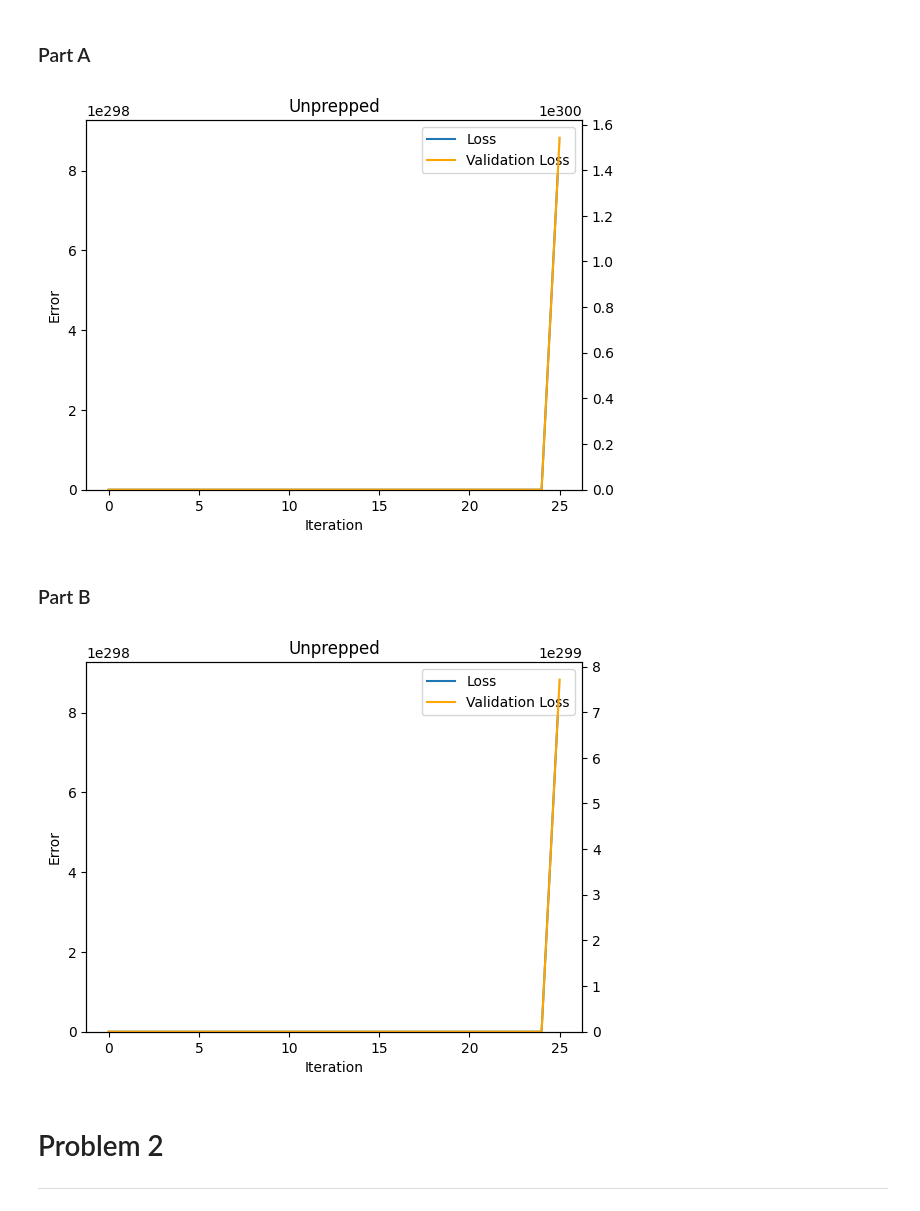
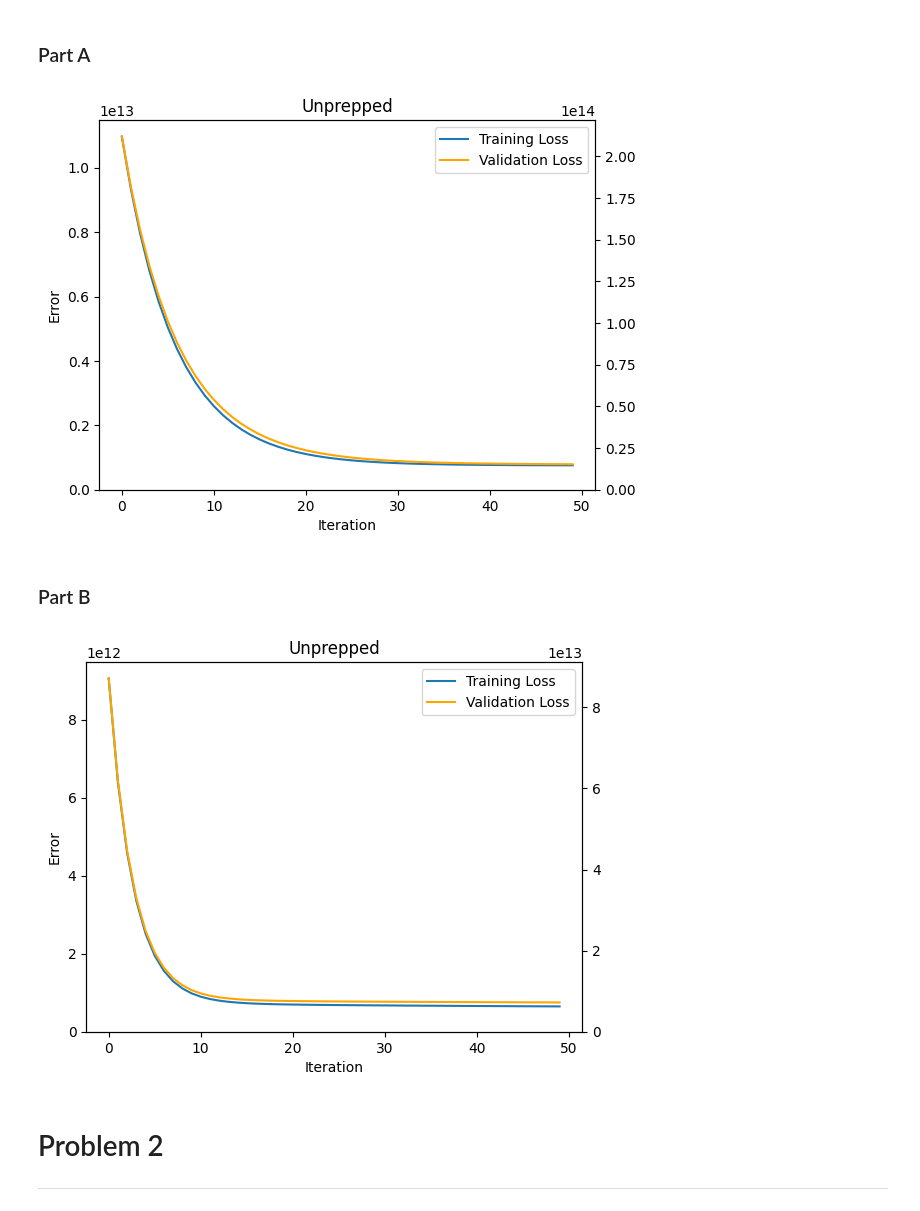
Before and after one commit to samofuture/Intro-to-ML, a Jupyter notebook: HW2/HW2.ipynb, the cells around one changed output. Drawn from its saved outputs; the diff is of its cells as text; code cells hidden in the pictures.

```diff
--- a/HW2/HW2.ipynb
+++ b/HW2/HW2.ipynb
@@ -5,11 +5,14 @@ import matplotlib.pyplot as plt
 from sklearn.model_selection import train_test_split
 from sklearn.preprocessing import StandardScaler
 # %%
-def find_loss(theta, input, expected) -> float:
+def find_loss(theta, input, expected, penalty: float = 0) -> float:
     m = len(input)
     predicted = input.dot(theta)
     difference = np.square(predicted - expected)
-    J = 1 / (2 * m) * np.sum(difference)
+
+    reg = (penalty / (2 * m)) * np.sum(np.square(theta))
+
+    J = 1 / (2 * m) * np.sum(difference) + reg
     return J
 # %%
 def validate(test_x, test_y, thetas) -> float:
@@ -21,7 +24,7 @@ def validate(test_x, test_y, thetas) -> float:
 def plot(j, validation_loss, title: str):
     fig, ax = plt.subplots()
 
-    ax.plot(j, label='Loss')
+    ax.plot(j, label='Training Loss')
     ax2 = ax.twinx()
     ax2.plot(validation_loss, label='Validation Loss', color='orange')
     ax.legend()
@@ -37,7 +40,7 @@ def plot(j, validation_loss, title: str):
     ax.set_title(title)
     plt.show()
 # %%
-def linear_regression(factors_list, iterations, x, y, alpha, m, test_x, test_y):
+def linear_regression(factors_list, iterations, x, y, alpha, m, test_x, test_y, penalty = 0):
     theta = np.zeros(len(factors_list)+1)
 
     j : list = []
@@ -48,8 +51,8 @@ def linear_regression(factors_list, iterations, x, y, alpha, m, test_x, test_y):
         predictions = x.dot(theta)
         errors = np.subtract(predictions, y)
         sum_delta = (alpha / m) * x.transpose().dot(errors)
-        theta -= sum_delta
-        loss = find_loss(theta, x, y)
+        theta = theta * (1 - alpha*(penalty/m)) - sum_delta
+        loss = find_loss(theta, x, y, penalty)
         j.append(loss)
         v = validate(test_x, test_y, theta)
         validation_loss.append(v)
@@ -108,32 +111,32 @@ test_m = len(test_y)
 ### Part A
 # %%
 factors_list : list[str] = ['area', 'bedrooms', 'bathrooms', 'stories', 'parking']
-iterations = 500
-alpha = 0.01
+iterations = 50
+alpha = 0.08
 
 x = np.ones((m, 1))
 test_x = np.ones((test_m, 1))
 
 for factor in factors_list:
     temp = np.array(train_df[factor])
     temp = temp.reshape(m, 1)
     x = np.hstack((x, temp))
     temp = np.array(test_df[factor])
     temp = temp.reshape(test_m, 1)
     test_x = np.hstack((test_x, temp))
 
 j, validation_loss = linear_regression(factors_list, iterations, x, y, alpha, m, test_x, test_y)
 plot(j, validation_loss, 'Unprepped')
 # %% [output]
-[figure, old version]
+[figure, new version]
 # %% [markdown]
 ### Part B
 # %%
 factors_list : list[str] = ['area', 'bedrooms', 'bathrooms', 'stories', 'mainroad',
                             'guestroom', 'basement', 'hotwaterheating', 'airconditioning',
                             'parking', 'prefarea']
-iterations = 250
-alpha = 0.01
+iterations = 50
+alpha = 0.08
 
 x = np.ones((m, 1))
 test_x = np.ones((test_m, 1))
@@ -149,7 +152,7 @@ for factor in factors_list:
 j, validation_loss = linear_regression(factors_list, iterations, x, y, alpha, m, test_x, test_y)
 plot(j, validation_loss, 'Unprepped')
 # %% [output]
-[figure, old version]
+[figure, new version]
 # %% [markdown]
 # Problem 2
 ---
```
Also changed, not shown: parts of 9 cells of this notebook.
